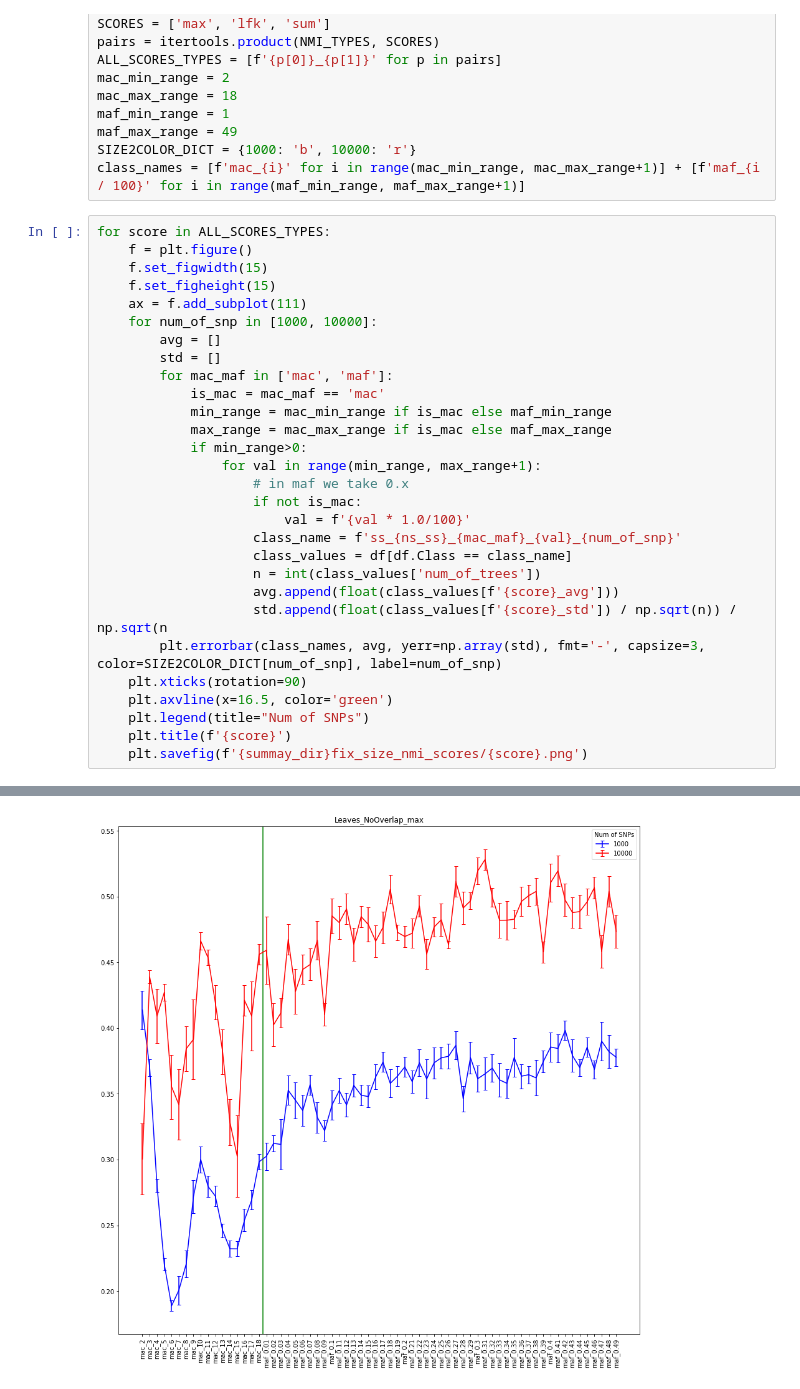
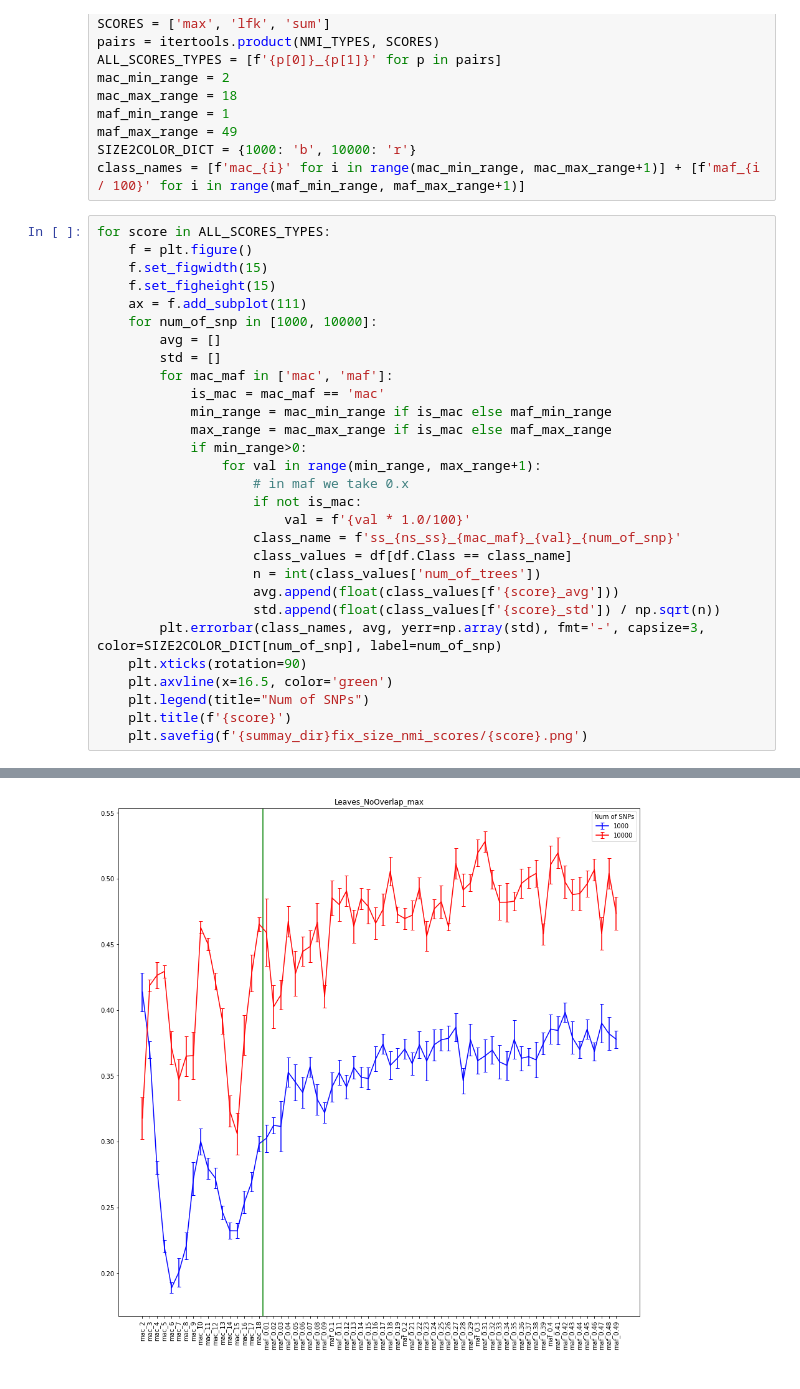
Before and after one commit to Greenbaum-Lab/SNPnmi, a Jupyter notebook: notebooks/plot_nmi_scores.ipynb, the cells around one changed output, grey strips where cells are left out. Cells and saved outputs as stored; diff of their text form.

```diff
--- a/notebooks/plot_nmi_scores.ipynb
+++ b/notebooks/plot_nmi_scores.ipynb
@@ -39,7 +39,7 @@ for score in ALL_SCORES_TYPES:
                     class_values = df[df.Class == class_name]
                     n = int(class_values['num_of_trees'])
                     avg.append(float(class_values[f'{score}_avg']))
-                    std.append(float(class_values[f'{score}_std']) / np.sqrt(n)) / np.sqrt(n
+                    std.append(float(class_values[f'{score}_std']) / np.sqrt(n))
         plt.errorbar(class_names, avg, yerr=np.array(std), fmt='-', capsize=3, color=SIZE2COLOR_DICT[num_of_snp], label=num_of_snp)
     plt.xticks(rotation=90)
     plt.axvline(x=16.5, color='green')
@@ -53 +53 @@ for score in ALL_SCORES_TYPES:
-[figure, old version]
+[figure, new version]
```
Also changed, not shown: parts of 1 cell of this notebook, 2 other files.
